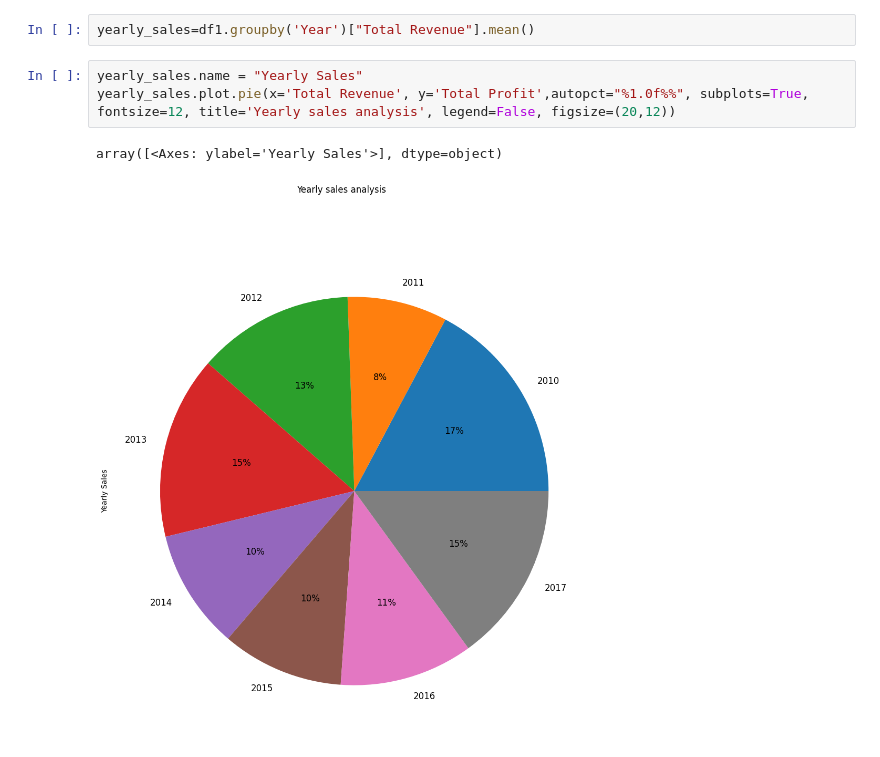
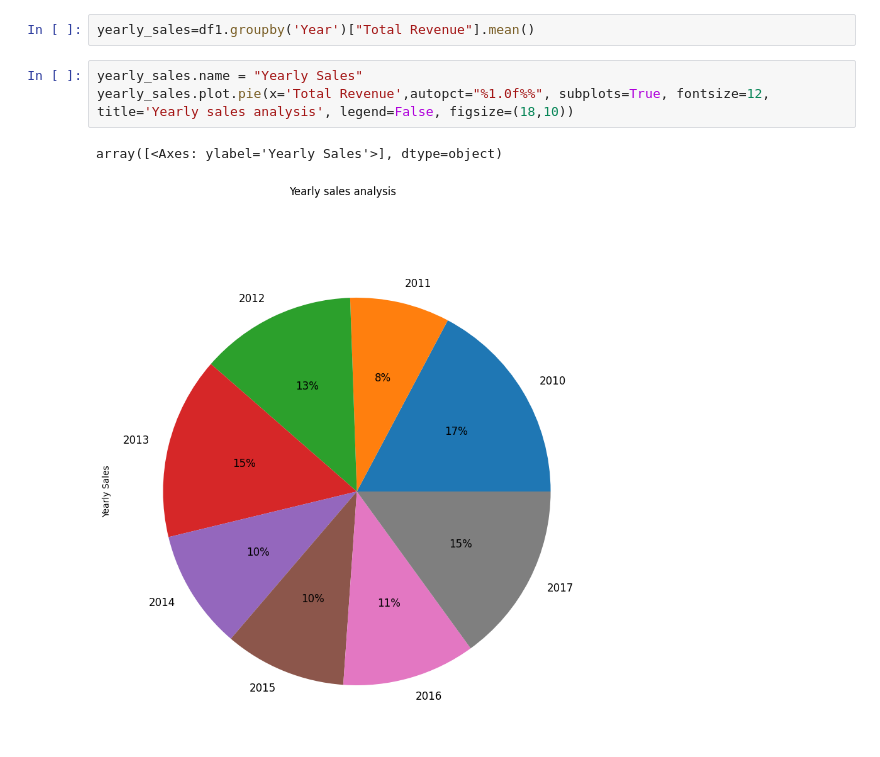
Before and after one commit to yash66gupta/Amazon-sales-data, a Jupyter notebook: amazon_sales_data.ipynb, the cells around one changed output. Saved outputs shown, nothing was run; the diff lists cells and outputs as text.

```diff
--- a/amazon_sales_data.ipynb
+++ b/amazon_sales_data.ipynb
@@ -323,7 +323,7 @@ df1
 yearly_sales=df1.groupby('Year')["Total Revenue"].mean()
 # %%
 yearly_sales.name = "Yearly Sales"
-yearly_sales.plot.pie(x='Total Revenue', y='Total Profit',autopct="%1.0f%%", subplots=True, fontsize=12, title='Yearly sales analysis', legend=False, figsize=(20,12))
+yearly_sales.plot.pie(x='Total Revenue',autopct="%1.0f%%", subplots=True, fontsize=12, title='Yearly sales analysis', legend=False, figsize=(18,10))
 # %% [output]
 array([<Axes: ylabel='Yearly Sales'>], dtype=object)
-[figure, old version]
+[figure, new version]
```
Also changed, not shown: parts of 7 cells of this notebook.
